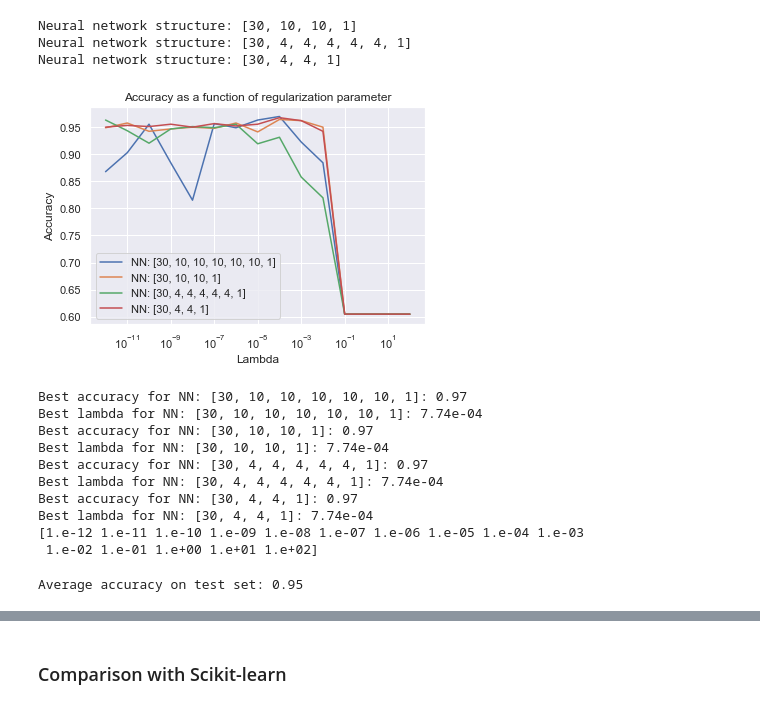
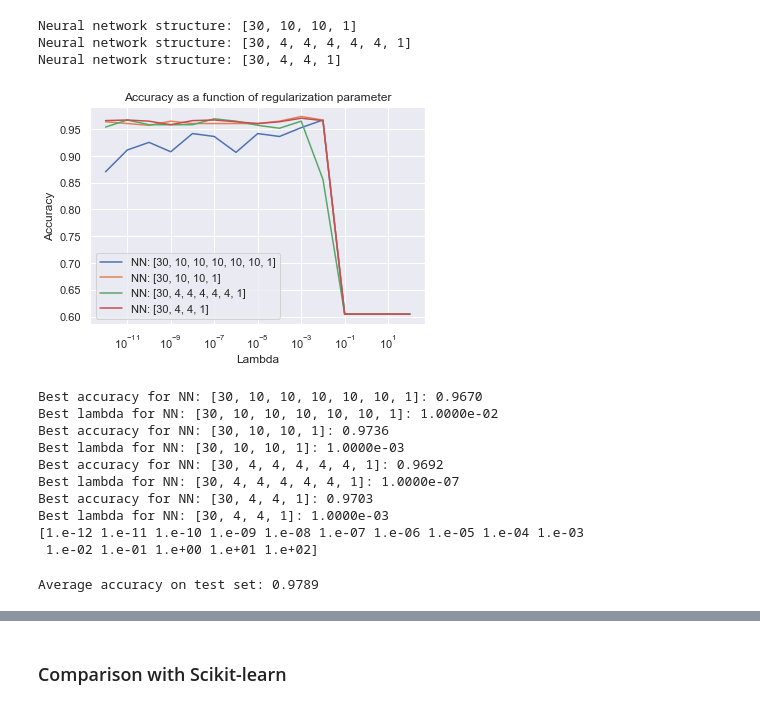
Before and after one commit to carlfre/FYS-STK3155-project-2, a Jupyter notebook: notebooks/classification.ipynb, the cells around one changed output, grey strips where cells are left out. Cells and saved outputs as stored; diff of their text form; code cells hidden in the pictures.

Commit message:
Finish analysis of neural network on Franke Function

```diff
--- a/notebooks/classification.ipynb
+++ b/notebooks/classification.ipynb
@@ -369,9 +335,9 @@ nn_accuracy_vals = []
 lambdas = np.logspace(-12, 2, 15)
 for nn in nn_structures:
     print(f"Neural network structure: {nn}")
-    best_lam_nn, best_acc_nn, accuracy_val_nn, cost_val_nn = optimal_reg_neural_network(X_train, z_train, X_val, z_val, nn, lambdas, optmode="rmsprop", avg_num=avg_num, max_iter=max_iter, eta=0.005, activation=actfunc)
-    nn_best_lambda.append(best_lam)
-    nn_best_acc.append(best_acc)
+    best_lam_nn, best_acc_nn, accuracy_val_nn, cost_val_nn = optimal_reg_neural_network(X_train, z_train, X_val, z_val, nn, lambdas, optmode=mode, avg_num=avg_num, max_iter=max_iter, eta=0.005, activation=actfunc)
+    nn_best_lambda.append(best_lam_nn)
+    nn_best_acc.append(best_acc_nn)
     nn_accuracy_vals.append(accuracy_val_nn)
     # Save to file notebooks/NNcancer_gridsearch.txt
     with open("Results/NNcancer_gridsearch.txt", "a") as f:
@@ -382,9 +348,9 @@ for nn in nn_structures:
         f.write(f"Lambdas: {lambdas}\n")
         f.write(f"Parameters: avg_num={avg_num}, max_iter={max_iter}, eta={eta}, learning rate={eta}, activation={actfunc}\n")
         f.write(f"Best lambda: {best_lam_nn}\n")
-        f.write(f"Best accuracy: {best_acc_act}\n")
-        f.write(f"Accuracy val: {accuracy_val_act}\n")
-        f.write(f"Cost val: {cost_val_act}\n")
+        f.write(f"Best accuracy: {best_acc_nn}\n")
+        f.write(f"Accuracy val: {accuracy_val_nn}\n")
+        f.write(f"Cost val: {cost_val_nn}\n")
         f.write(f"--------------------------------------------------------\n")
 # %% [output]
 Neural network structure: [30, 10, 10, 10, 10, 10, 1]
@@ -393,33 +359,34 @@ Neural network structure: [30, 4, 4, 4, 4, 4, 1]
 Neural network structure: [30, 4, 4, 1]
 # %%
 # Plot accuracy as a function of regularization parameter for each neural network structure
+sns.set_theme()
 for i in range(len(nn_structures)):
     plt.plot(lambdas, nn_accuracy_vals[i], label=f"NN: {nn_structures[i]}")
 plt.semilogx()
 plt.xlabel("Lambda")
 plt.ylabel("Accuracy")
 plt.title("Accuracy as a function of regularization parameter")
 plt.legend()
 # Save figure as plots/accuracy_lambda_nn.png
 plt.savefig("plots/accuracy_lambda_nn.png")
 plt.show()
 
 # Print best accuracy and corresponding regularization parameter for each neural network structure
 for i in range(len(nn_structures)):
-    print(f"Best accuracy for NN: {nn_structures[i]}: {nn_best_acc[i]:.2f}")
-    print(f"Best lambda for NN: {nn_structures[i]}: {nn_best_lambda[i]:.2e}")
+    print(f"Best accuracy for NN: {nn_structures[i]}: {nn_best_acc[i]:.4f}")
+    print(f"Best lambda for NN: {nn_structures[i]}: {lambdas[np.argmax(nn_accuracy_vals[i])]:.4e}")
 
 print(lambdas)
 # %% [output]
-[figure, old version]
+[figure, new version]
-Best accuracy for NN: [30, 10, 10, 10, 10, 10, 1]: 0.97
-Best lambda for NN: [30, 10, 10, 10, 10, 10, 1]: 7.74e-04
-Best accuracy for NN: [30, 10, 10, 1]: 0.97
-Best lambda for NN: [30, 10, 10, 1]: 7.74e-04
-Best accuracy for NN: [30, 4, 4, 4, 4, 4, 1]: 0.97
-Best lambda for NN: [30, 4, 4, 4, 4, 4, 1]: 7.74e-04
-Best accuracy for NN: [30, 4, 4, 1]: 0.97
-Best lambda for NN: [30, 4, 4, 1]: 7.74e-04
+Best accuracy for NN: [30, 10, 10, 10, 10, 10, 1]: 0.9670
+Best lambda for NN: [30, 10, 10, 10, 10, 10, 1]: 1.0000e-02
+Best accuracy for NN: [30, 10, 10, 1]: 0.9736
+Best lambda for NN: [30, 10, 10, 1]: 1.0000e-03
+Best accuracy for NN: [30, 4, 4, 4, 4, 4, 1]: 0.9692
+Best lambda for NN: [30, 4, 4, 4, 4, 4, 1]: 1.0000e-07
+Best accuracy for NN: [30, 4, 4, 1]: 0.9703
+Best lambda for NN: [30, 4, 4, 1]: 1.0000e-03
 [1.e-12 1.e-11 1.e-10 1.e-09 1.e-08 1.e-07 1.e-06 1.e-05 1.e-04 1.e-03
  1.e-02 1.e-01 1.e+00 1.e+01 1.e+02]
 # %%
@@ -439,10 +406,10 @@ for i in range(avg_num):
     store_extra = True
 
     gd = GradientDescent(batch_size=batch_size, momentum_param=0.9, store_extra=store_extra, mode=mode)
-    w = gd.train(X_train, w0, z_train, nn, eta, max_iter)
-    z_pred = nn.predict_class(X_val, w)
-    acc += accuracy(z_val, z_pred)
+    w = gd.train(X_TR, w0, z_TR, nn, eta, max_iter)
+    z_pred = nn.predict_class(X_test, w)
+    acc += accuracy(z_test, z_pred)
 acc /= avg_num
-print(f"Average accuracy on test set: {acc:.2f}")
+print(f"Average accuracy on test set: {acc:.4f}")
 # %% [output]
-Average accuracy on test set: 0.95
+Average accuracy on test set: 0.9789
```
Also changed, not shown: parts of 7 cells of this notebook, 21 other files.
